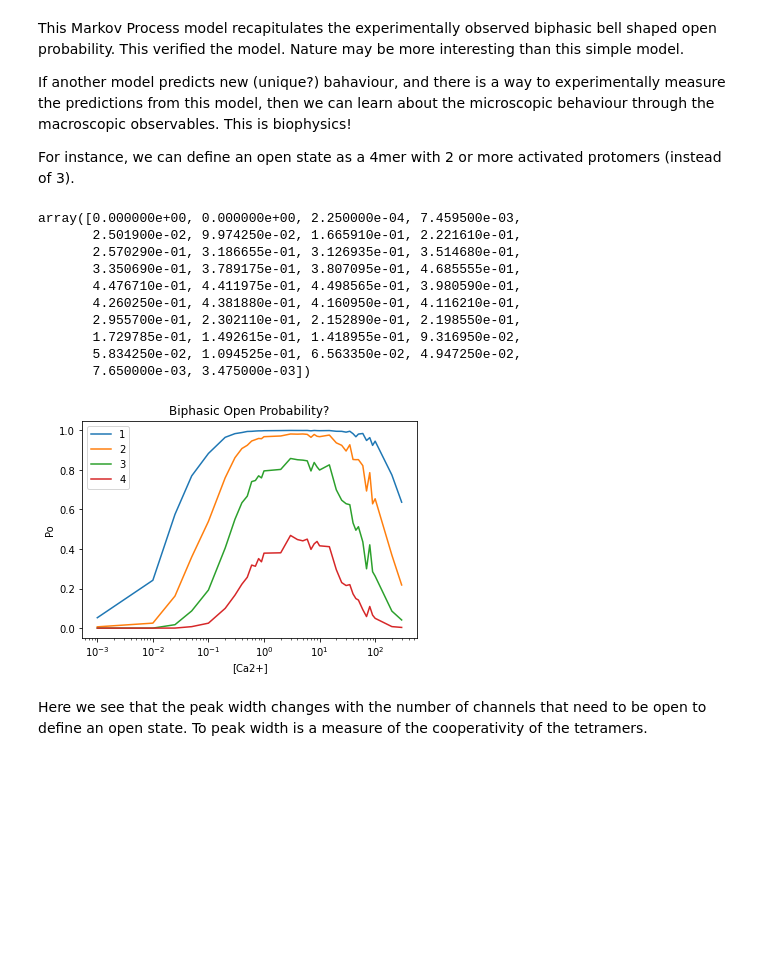
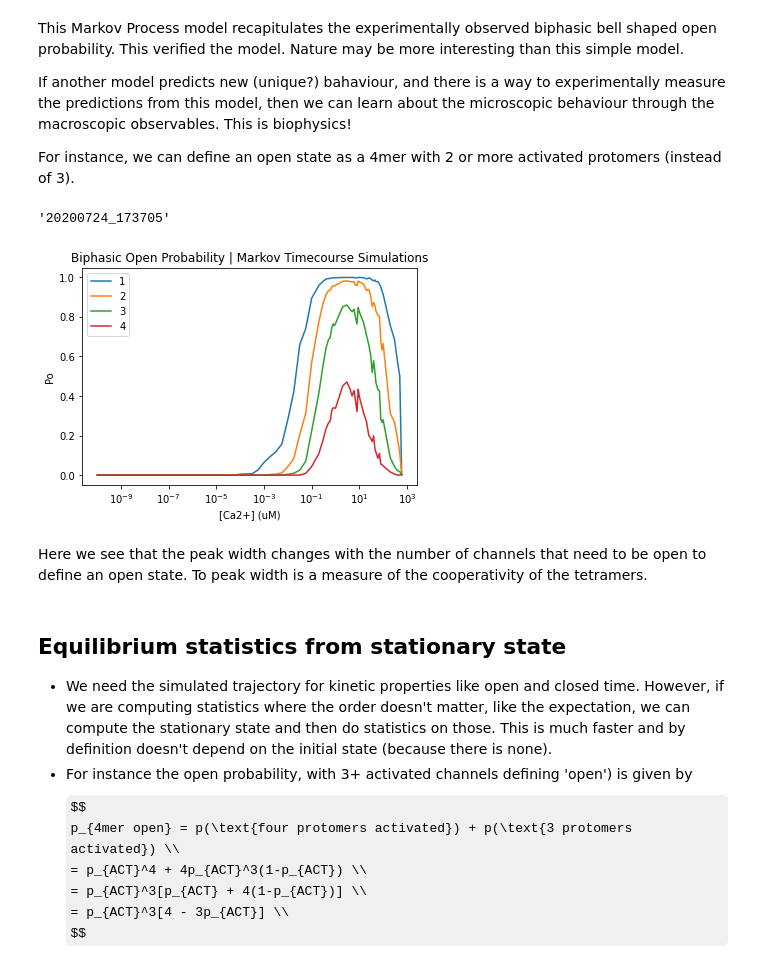
Before and after one commit to geoffwoollard/calcium_signalling_simulations, a Jupyter notebook: calcium_simulations.ipynb, the cells around one changed output. Cells and saved outputs as stored; diff of their text form; code cells hidden in the pictures; some formulas as TeX source; blank space fills up the shorter version.

Commit message:
all permutations (distinguish protomers)

```diff
--- a/calcium_simulations.ipynb
+++ b/calcium_simulations.ipynb
@@ -463,6 +485,7 @@ The loop is not parallelizable, since the next state depends on the previous sta
 
 Here we compute a possible transition for every state in every step for the 4mers (over compute), and then we loop through and use the step that we end up having.
 # %%
+dt = 50e-6
 Ttotal = 500 # 500s
 Tsteps = int(Ttotal / dt)
 np.log10(Tsteps)
@@ -508,5 +531,5 @@ pd.Series(act_states).value_counts()
 dtype: int64
 # %%
-open_states = states.sum(1) <= 1
+open_states = (states == 0).sum(1) >= 3
 open_states.mean()
 # %% [output]
@@ -525,23 +546,27 @@ dt, Tsteps
 # %%
+dt=50e-6
 Ttotal = 100 # seconds
 Tsteps = int(Ttotal / dt)
 np.log10(Tsteps), Tsteps
 # %% [output]
 (6.301029995663981, 2000000)
 # %%
-%%time
-ca = [0.001,0.01,0.025,0.05] + np.arange(0.1,1,0.1).tolist() + np.arange(1,10,1).tolist() + np.arange(10,50,5).tolist() + np.arange(50,100,10).tolist() + np.arange(100,1000,100).tolist() #,0.1,0.2,0.3,0.4,0.5,0.1,10,20,35,40,45] 0 for 50
+ca = [10**x for x in np.arange(-10.,-1,0.25)] + np.arange(0.1,1,0.1).tolist() + np.arange(1,10,1).tolist() + np.arange(10,50,5).tolist() + np.arange(50,100,10).tolist() + np.arange(100,700,100).tolist() #,0.1,0.2,0.3,0.4,0.5,0.1,10,20,35,40,45] 0 for 50
+
+#ca = [0.001,0.01,0.025,0.05] + np.arange(0.1,1,0.1).tolist() + np.arange(1,10,1).tolist() + np.arange(10,50,5).tolist() + np.arange(50,100,10).tolist() + np.arange(100,700,100).tolist() #,0.1,0.2,0.3,0.4,0.5,0.1,10,20,35,40,45] 0 for 50
 ca = np.array(ca)
 open_probs = np.empty_like(ca)
-initial_state = 0*np.array([-1,-1,-1,-1])# all 4mer Ca_i
-states = np.empty((ca.size,Tsteps,4))
+states = np.empty((ca.size,Tsteps,4),dtype=np.int16)
 stationary_states = np.empty((ca.size,P.shape[0]))
 
 for i in range(ca.size): # parralelizable loop (ca conditions don't depend on each other)
   P = compute_P(Ca=ca[i],IP3=10,dt=50e-6)
   stationary_states[i] = comp_stationary_state(P)
   state_transitions = precompute_state_transitions(P,Tsteps)
-  initial_state = np.argmax(np.random.multinomial(1,pvals=w,size=4),1)
+  try:
+    initial_state = np.argmax(np.random.multinomial(1,pvals=stationary_states[i],size=4),1)
+  except:
+    initial_state = np.array([-1,-1,-1,-1])
   states[i] = simulate_markov_process(state_transitions,initial_state)
-  open_states = (states[i] == 0).sum(1) >= 3 # TODO: experiment with this definition
+  open_states = (states[i] == 0).sum(1) >= 3
   open_probs[i] = open_states.mean()
@@ -577,3 +607,10 @@ This Markov Process model recapitulates the experimentally observed biphasic bel
 If another model predicts new (unique?) bahaviour, and there is a way to experimentally measure the predictions from this model, then we can learn about the microscopic behaviour through the macroscopic observables. This is biophysics!
 
 For instance, we can define an open state as a 4mer with 2 or more activated protomers (instead of 3).
+# %%
+from datetime import datetime
+now = datetime.now() # current date and time
+timestr = now.strftime("%Y%m%d_%H%M%S")
+timestr
+# %% [output]
+'20200724_173705'
@@ -584,27 +623,28 @@ np.save(timestr+'202007230_2024-ca.npy',ca)
 # %%
-for state_for_open in [1,2,3,4]:
-  for i in range(states.shape[0]):
-    open_states = (states[i] == 0).sum(1) >= state_for_open
-    open_probs[i] = open_states.mean()
+for n_protomers_act in [1,2,3,4]:
+  for ca_idx in range(i): # states.shape[0]
+    open_states = (states[ca_idx] == 0).sum(1) >= n_protomers_act
+    open_probs[ca_idx] = open_states.mean()
 
   sr = pd.Series(open_probs)
   sr.index = ca
-  ax = sr.plot(legend=True, label=state_for_open)
-  ax.set_xlabel('[Ca2+]')
+  ax = sr.plot(legend=True, label=n_protomers_act)
+  ax.set_xlabel('[Ca2+] (uM)')
   ax.set_ylabel('Po')
   plt.xscale('log')
-  ax.set_title('Biphasic Open Probability?')
+  ax.set_title('Biphasic Open Probability | Markov Timecourse Simulations')
 # %% [output]
-array([0.000000e+00, 0.000000e+00, 2.250000e-04, 7.459500e-03,
-       2.501900e-02, 9.974250e-02, 1.665910e-01, 2.221610e-01,
-       2.570290e-01, 3.186655e-01, 3.126935e-01, 3.514680e-01,
-       3.350690e-01, 3.789175e-01, 3.807095e-01, 4.685555e-01,
-       4.476710e-01, 4.411975e-01, 4.498565e-01, 3.980590e-01,
-       4.260250e-01, 4.381880e-01, 4.160950e-01, 4.116210e-01,
-       2.955700e-01, 2.302110e-01, 2.152890e-01, 2.198550e-01,
-       1.729785e-01, 1.492615e-01, 1.418955e-01, 9.316950e-02,
-       5.834250e-02, 1.094525e-01, 6.563350e-02, 4.947250e-02,
-       7.650000e-03, 3.475000e-03])
-[figure, old version]
+[figure, new version]
 # %% [markdown]
 Here we see that the peak width changes with the number of channels that need to be open to define an open state. To peak width is a measure of the cooperativity of the tetramers.
+# %% [markdown]
+## Equilibrium statistics from stationary state
+
+* We need the simulated trajectory for kinetic properties like open and closed time. However, if we are computing statistics where the order doesn't matter, like the expectation, we can compute the stationary state and then do statistics on those. This is much faster and by definition doesn't depend on the initial state (because there is none).
+* For instance the open probability, with 3+ activated channels defining 'open') is given by
+$$
+p_{4mer open} = p(\text{four protomers activated}) + p(\text{3 protomers activated}) \\
+= p_{ACT}^4 + 4p_{ACT}^3(1-p_{ACT}) \\
+= p_{ACT}^3[p_{ACT} + 4(1-p_{ACT})] \\
+= p_{ACT}^3[4 - 3p_{ACT}] \\
+$$
```
Also changed, not shown: parts of 77 cells of this notebook.
